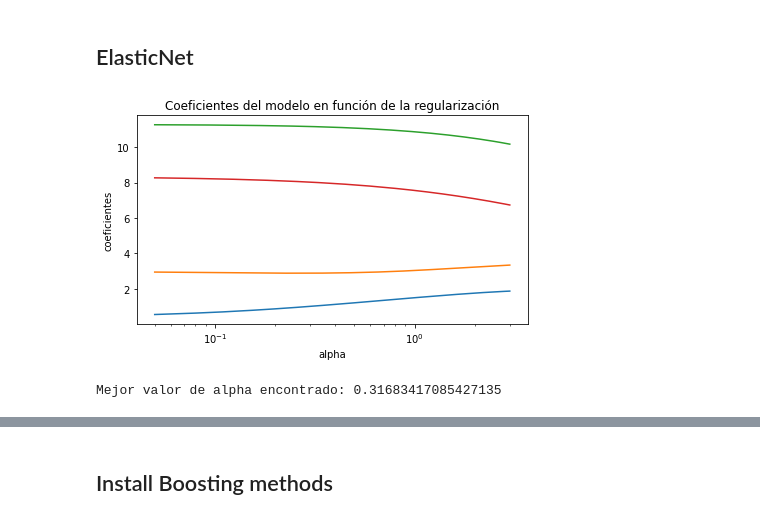
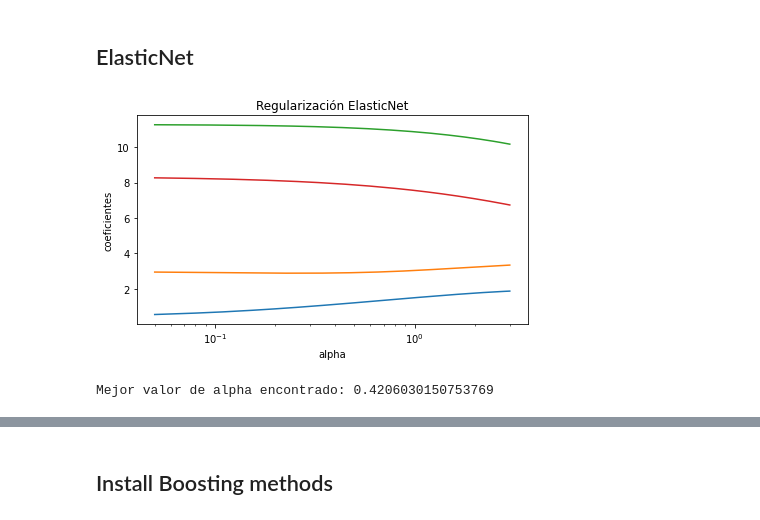
Before and after one commit to CrowBonilla/sistemas-inteligentes, a Jupyter notebook: code/ML_Regression_CO2_Emission.ipynb, the cells around one changed output, grey strips where cells are left out. Saved outputs shown, nothing was run; the diff lists cells and outputs as text; code cells hidden in the pictures.

```diff
--- a/code/ML_Regression_CO2_Emission.ipynb
+++ b/code/ML_Regression_CO2_Emission.ipynb
@@ -253,7 +253,7 @@ from sklearn.linear_model import ElasticNetCV
 modelo_Ridge = RidgeCV(
             alphas          = np.logspace(-10, 2, 200),
             fit_intercept   = True,
-            store_cv_values = True
+            store_cv_values = True,
          )
 
 _ = modelo_Ridge.fit(X = X, y = y)
@@ -264,7 +264,7 @@ alphas = modelo_Ridge.alphas
 coefs = []
 
 for alpha in alphas:
-    modelo_temp = Ridge(alpha=alpha, fit_intercept=False)
+    modelo_temp = Ridge(alpha=alpha, fit_intercept=True)
     modelo_temp.fit(X_train, y_train)
     coefs.append(modelo_temp.coef_.flatten())
 
@@ -273,7 +273,8 @@ ax.plot(alphas, coefs)
 ax.set_xscale('log')
 ax.set_xlabel('alpha')
 ax.set_ylabel('coeficientes')
-ax.set_title('Coeficientes del modelo en función de la regularización');
+#Coeficientes del modelo en función de la
+ax.set_title('Regularización Ridge');
 plt.axis('tight')
 plt.show()
 
@@ -328,35 +432,35 @@ Mejor valor de alpha encontrado: 0.6154545454545455
 # ==============================================================================
 # Por defecto RidgeCV utiliza el mean squared error
 modelo_ElasticNet = ElasticNetCV(
-            l1_ratio        = [0.1, 0.5, 0.7, 0.9, 0.95, 0.99],
+            l1_ratio        = [0.01,0.1, 0.3, 0.5, 0.7, 0.9, 1],
             alphas          = np.linspace(0.05, 3, 200),
             cv              = 5
          )
 
 _ = modelo_ElasticNet.fit(X = X, y = y)
 
 # Evolución de los coeficientes en función de alpha
 # ==============================================================================
 alphas = modelo_ElasticNet.alphas
 coefs = []
 
 for alpha in alphas:
     modelo_temp = ElasticNet(alpha=alpha)
     modelo_temp.fit(X_train, y_train)
     coefs.append(modelo_temp.coef_.flatten())
 
 fig, ax = plt.subplots(figsize=(7, 3.84))
 ax.plot(alphas, coefs)
 ax.set_xscale('log')
 ax.set_xlabel('alpha')
 ax.set_ylabel('coeficientes')
-ax.set_title('Coeficientes del modelo en función de la regularización');
+ax.set_title('Regularización ElasticNet');
 plt.axis('tight')
 plt.show()
 
 # Mejor valor alpha encontrado
 # ==============================================================================
 print(f"Mejor valor de alpha encontrado: {modelo_ElasticNet.alpha_}")
 # %% [output]
-[figure, old version]
+[figure, new version]
-Mejor valor de alpha encontrado: 0.31683417085427135
+Mejor valor de alpha encontrado: 0.4206030150753769
```
Also changed, not shown: parts of 21 cells of this notebook, 3 other files.
